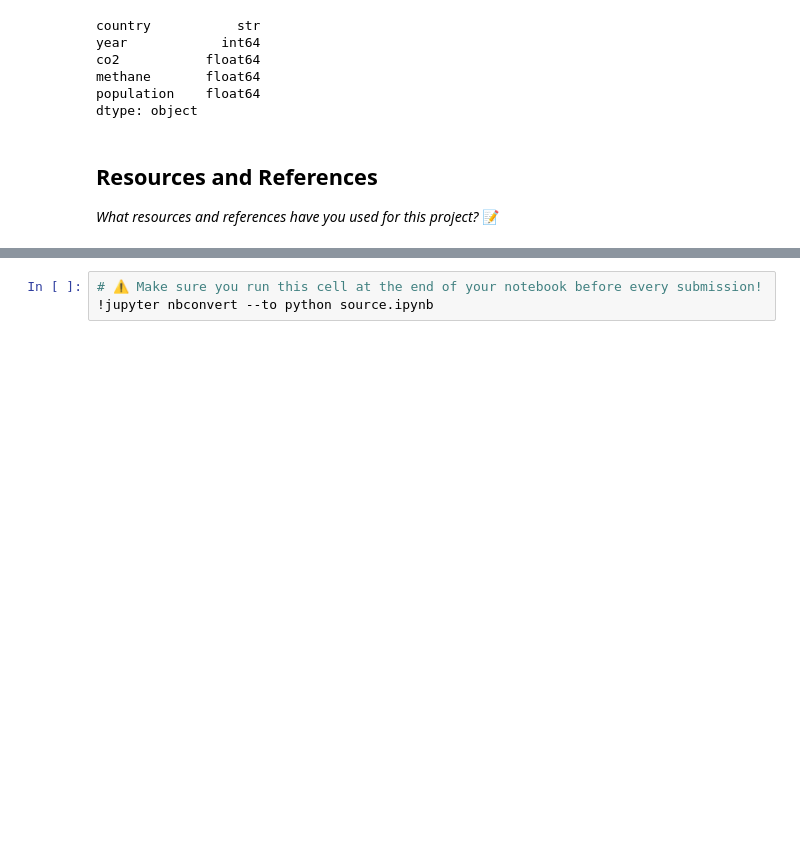
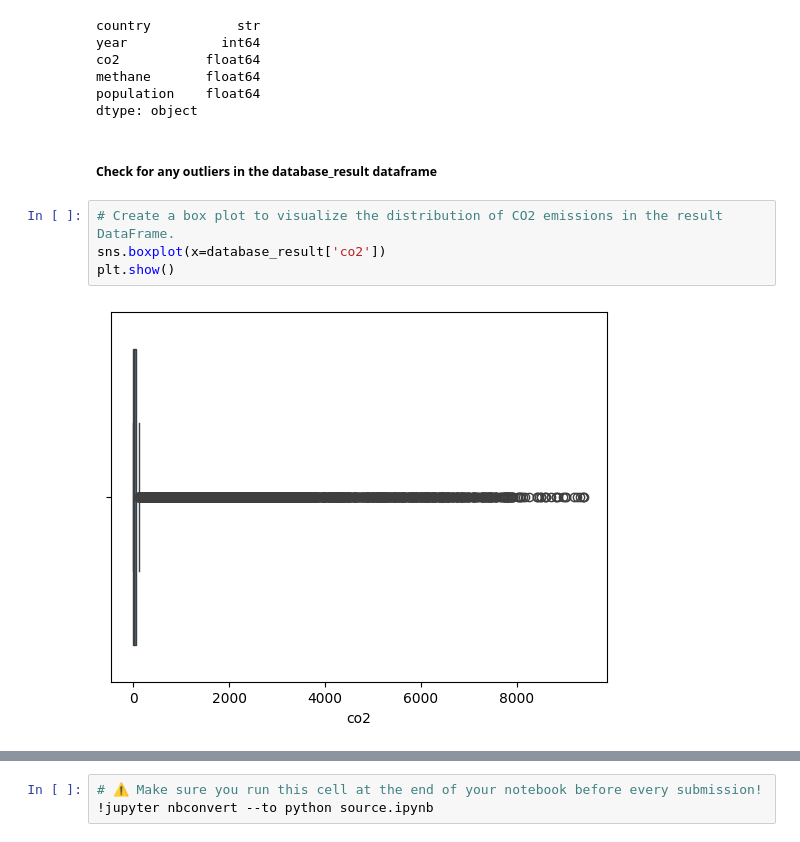
Before and after one commit to IT4063C-Spring26/final-project-proddasr, a Jupyter notebook: source.ipynb, the cells around one changed output, grey strips where cells are left out. Saved outputs shown, nothing was run; the diff lists cells and outputs as text; blank space fills up the shorter version.

Commit message:
Finished Data Cleaning and Transformation

```diff
--- a/source.ipynb
+++ b/source.ipynb
@@ -588,7 +582,11 @@ co2           float64
 methane       float64
 population    float64
 dtype: object
-# %% [markdown]
-## Resources and References
-*What resources and references have you used for this project?*
-📝 <!-- Answer Below -->
+# %% [markdown]
+##### Check for any outliers in the database_result dataframe
+# %%
+# Create a box plot to visualize the distribution of CO2 emissions in the result DataFrame.
+sns.boxplot(x=database_result['co2'])
+plt.show()
+# %% [output]
+[figure, added]
```
Also changed, not shown: parts of 15 cells of this notebook.
